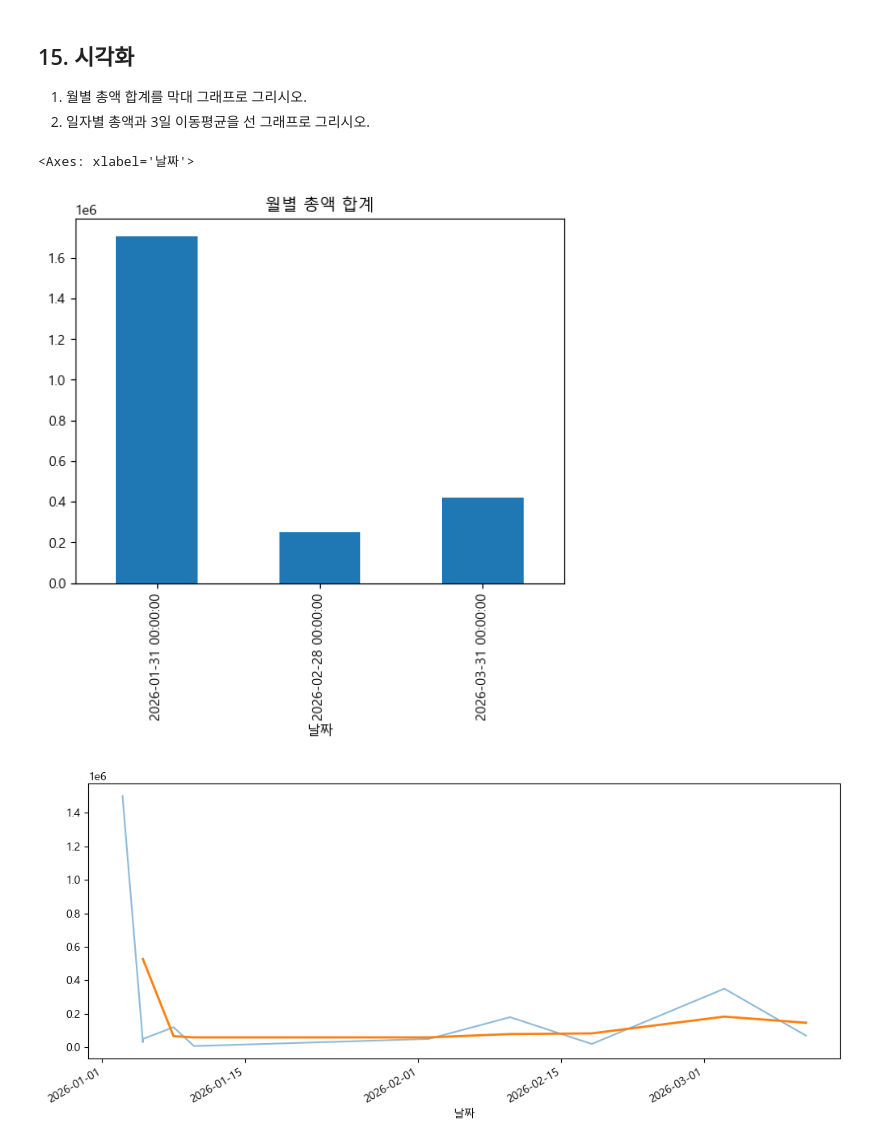
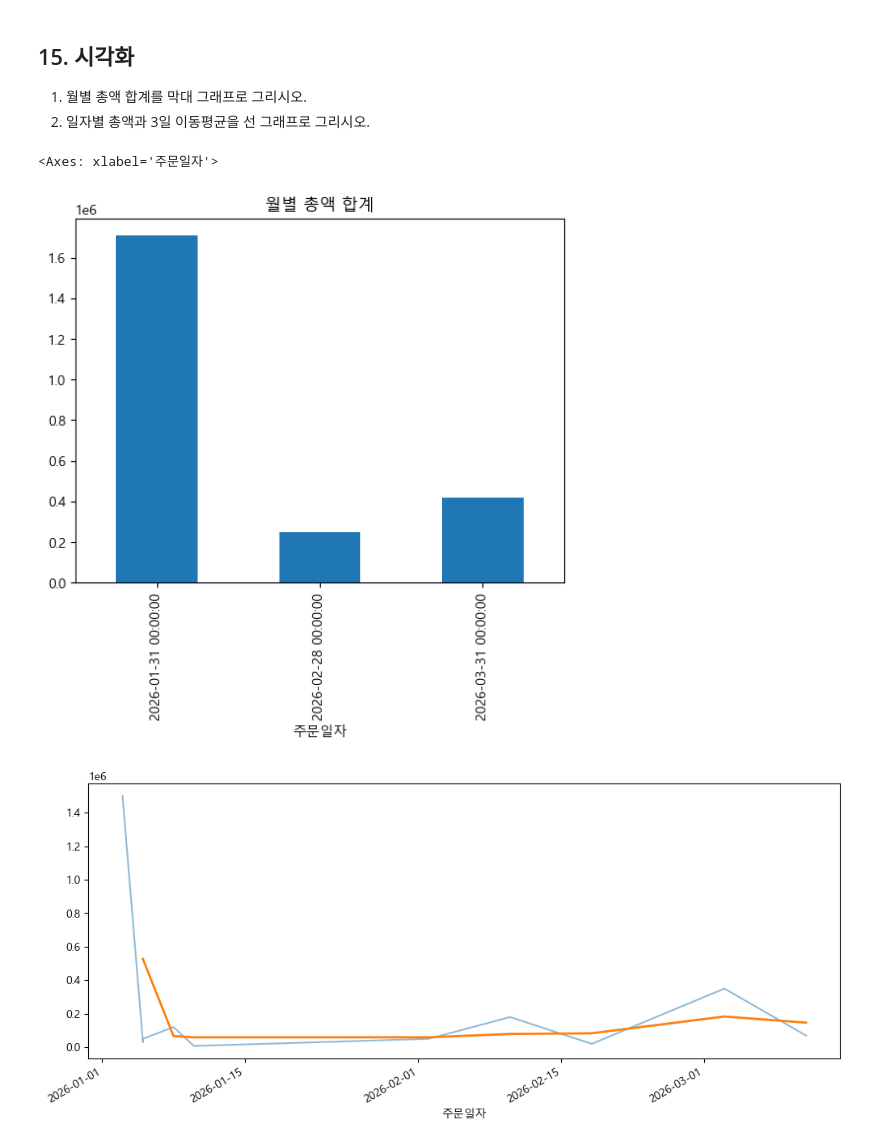
Before and after one commit to HyejiShin-20/Assignments_SK, a Jupyter notebook: pandas_practice2.ipynb, the cells around one changed output. Drawn from its saved outputs; the diff is of its cells as text; code cells hidden in the pictures.

```diff
--- a/pandas_practice2.ipynb
+++ b/pandas_practice2.ipynb
@@ -90,5 +91,6 @@ orders
 - 이후 집계 결과에는 변경된 카테고리명(식음료)이 반영된다.
 # %%
 orders.loc[orders['카테고리'] == '식품', '카테고리'] = '식음료'
+orders['고객등급'] = np.where(orders['총액'] >= 100000, 'VIP', 'NORMAL')
 orders
 # %% [output]
@@ -324,13 +322,13 @@ orders
 1) 주문일자를 인덱스로 설정한 ts_orders를 만드시오.
 2) 월말 기준 월별 총액 합계를 구하시오.
 # %%
-ts_orders = pd.DataFrame({
-    '날짜': orders['주문일자'],
-    '매출': orders['총액']
-}).set_index('날짜')
-display(ts_orders)
-
-ts_orders['월별_총액_합계'] = ts_orders.sum()
+# ts_orders = pd.DataFrame({
+#     '날짜': orders['주문일자'],
+#     '매출': orders['총액']
+# }).set_index('날짜')
+# display(ts_orders)
+ts_orders = orders.set_index('주문일자')
+ts_orders['월별_총액_합계'] = ts_orders['총액'].resample('ME').sum()
 # ts_orders.resample('ME').sum()
 ts_orders
 # %% [output]
@@ -365,6 +351,6 @@ ts_orders
 참고:
 - 일 단위로 리샘플링하면 주문이 없는 날짜도 포함될 수 있다.
 # %%
-ts_orders['이동평균_3일'] = ts_orders['매출'].rolling(3).mean()
+ts_orders['이동평균_3일'] = ts_orders['총액'].rolling(3).mean()
 ts_orders
 # %% [output]
@@ -391,9 +377,9 @@ ts_orders
 참고:
 - 전일 값이 0인 경우 변화율 해석에 주의한다.
 # %%
-ts_orders['전일총액'] = ts_orders['매출'].shift(1)
-ts_orders['전일대비'] = ts_orders['매출'].diff()
-ts_orders['변화율'] = ts_orders['매출'].pct_change()
+ts_orders['전일총액'] = ts_orders['총액'].shift(1)
+ts_orders['전일대비'] = ts_orders['총액'].diff()
+ts_orders['변화율'] = ts_orders['총액'].pct_change()
 
 ts_orders
 # %% [output]
@@ -414,14 +400,14 @@ ts_orders
 1) 월별 총액 합계를 막대 그래프로 그리시오.
 2) 일자별 총액과 3일 이동평균을 선 그래프로 그리시오.
 # %%
-monthly = ts_orders.resample('ME')['매출'].sum()
+monthly = ts_orders.resample('ME')['총액'].sum()
 monthly.plot(kind='bar', title='월별 총액 합계')
 
 fig, ax = plt.subplots(figsize=(12, 5))
 
-ts_orders['매출'].plot(ax=ax, alpha=0.5, label = '일자별 총액')
+ts_orders['총액'].plot(ax=ax, alpha=0.5, label = '일자별 총액')
 ts_orders['이동평균_3일'].plot(ax=ax, linewidth=2, label='3일 이동평균')
 # %% [output]
-<Axes: xlabel='날짜'>
+<Axes: xlabel='주문일자'>
-[figure, old version]
+[figure, new version]
-[figure, old version]
+[figure, new version]
```
Also changed, not shown: parts of 13 cells of this notebook, 1 other file.
